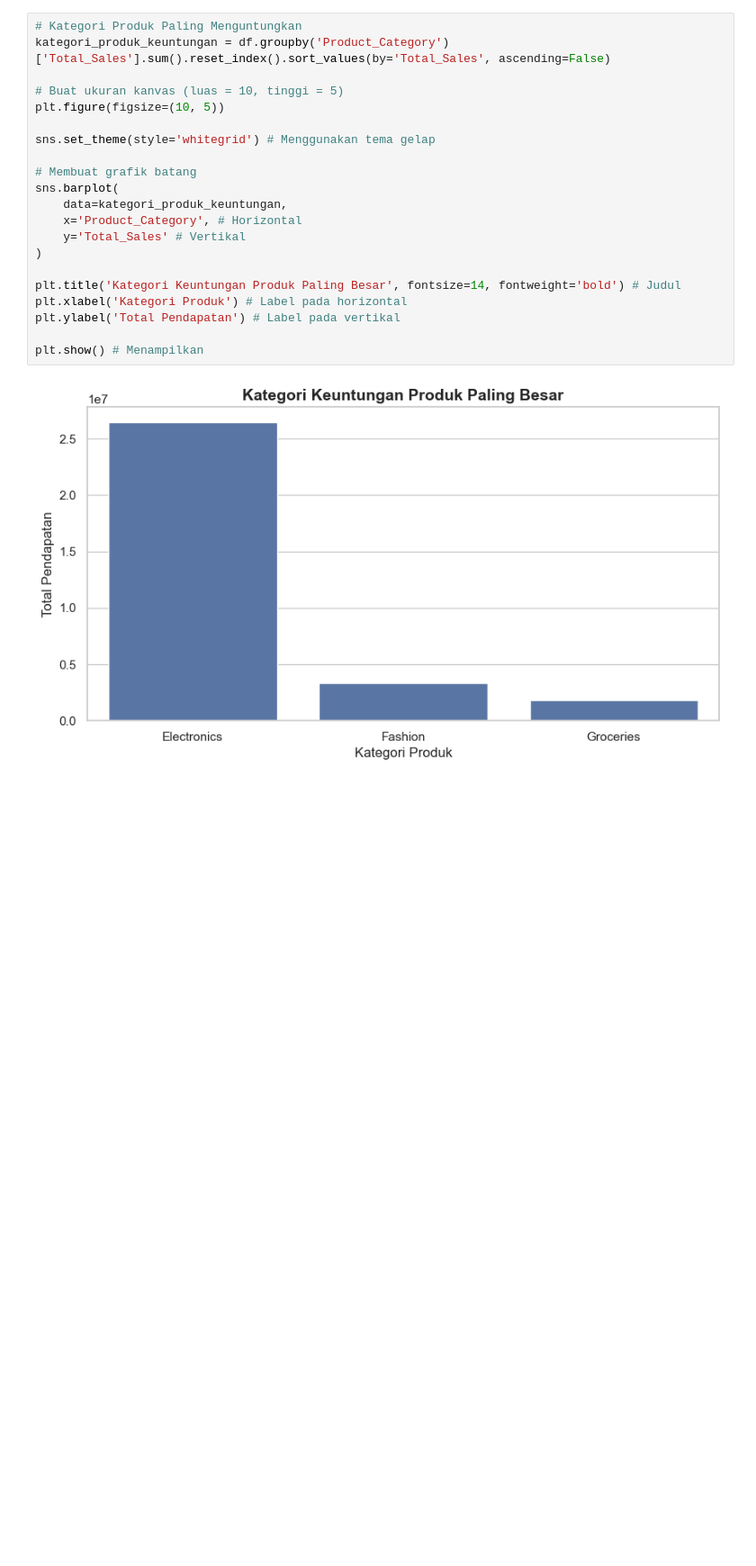
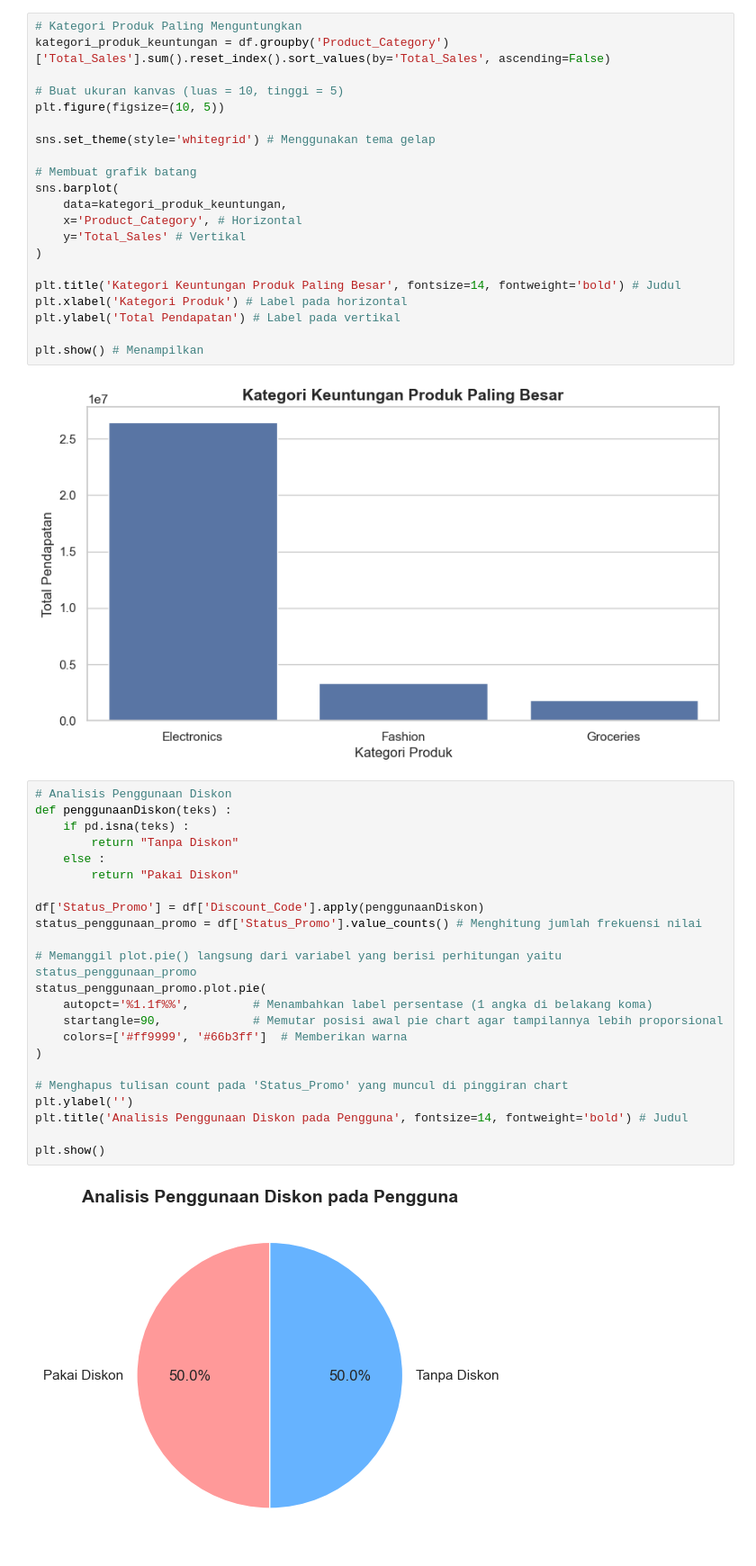
Before and after one commit to rottiiibakarr/Capstone_Project_Data_Cleaning, a Jupyter notebook: Portfolio_Ecommerce_Analytics/data_visualization.ipynb, the cells around one changed output. Shown at 90% size. Cells and saved outputs as stored; diff of their text form; blank space fills up the shorter version.

Commit message:
Commit: Analisis Penggunaan Diskon

```diff
--- a/Portfolio_Ecommerce_Analytics/data_visualization.ipynb
+++ b/Portfolio_Ecommerce_Analytics/data_visualization.ipynb
@@ -55,3 +55,28 @@ plt.ylabel('Total Pendapatan') # Label pada vertikal
 plt.show() # Menampilkan
 # %% [output]
 [figure]
+# %%
+# Analisis Penggunaan Diskon
+def penggunaanDiskon(teks) :
+    if pd.isna(teks) :
+        return "Tanpa Diskon"
+    else :
+        return "Pakai Diskon"
+
+df['Status_Promo'] = df['Discount_Code'].apply(penggunaanDiskon)
+status_penggunaan_promo = df['Status_Promo'].value_counts() # Menghitung jumlah frekuensi nilai
+
+# Memanggil plot.pie() langsung dari variabel yang berisi perhitungan yaitu status_penggunaan_promo
+status_penggunaan_promo.plot.pie(
+    autopct='%1.1f%%',         # Menambahkan label persentase (1 angka di belakang koma)
+    startangle=90,             # Memutar posisi awal pie chart agar tampilannya lebih proporsional
+    colors=['#ff9999', '#66b3ff']  # Memberikan warna
+)
+
+# Menghapus tulisan count pada 'Status_Promo' yang muncul di pinggiran chart
+plt.ylabel('')
+plt.title('Analisis Penggunaan Diskon pada Pengguna', fontsize=14, fontweight='bold') # Judul
+
+plt.show()
+# %% [output]
+[figure, added]
```
